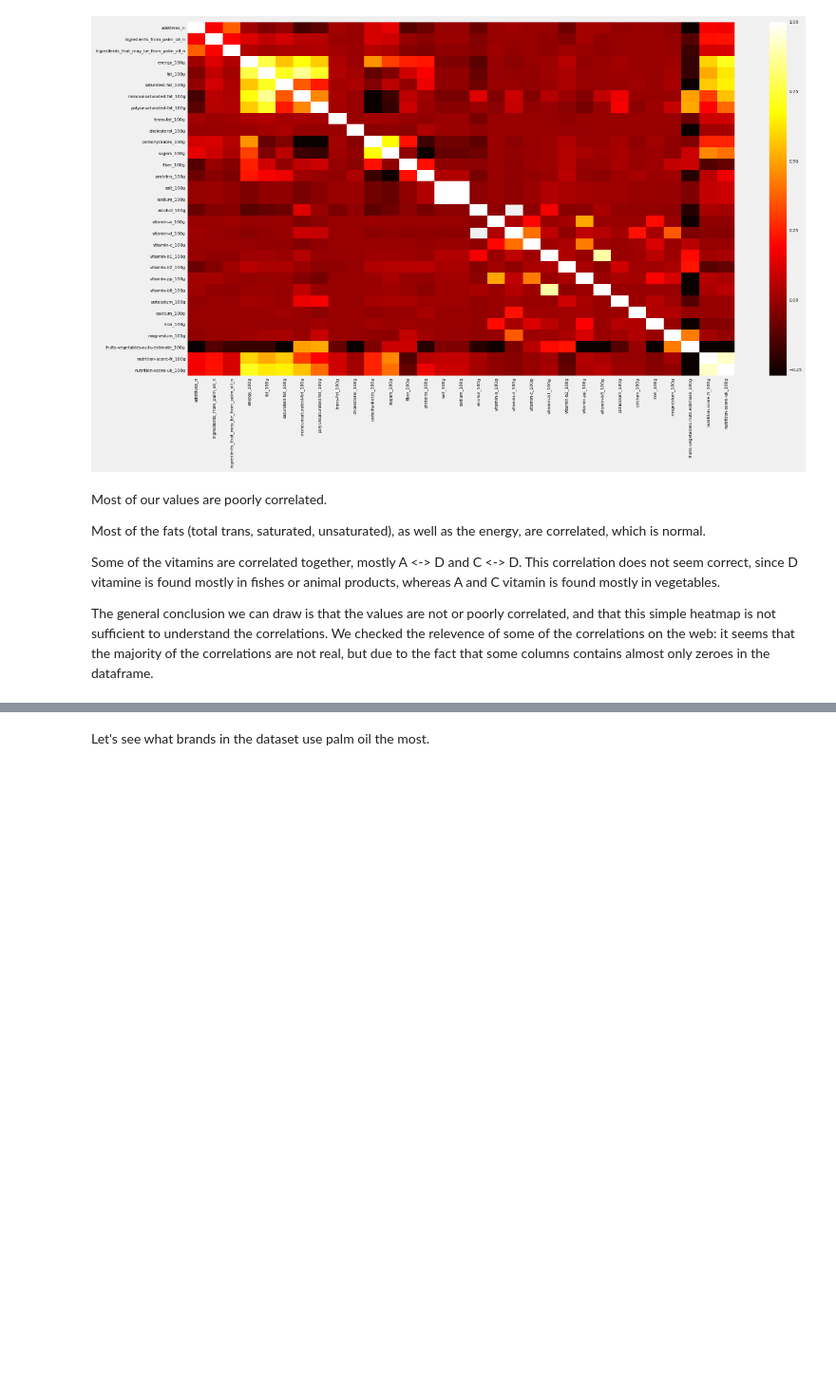
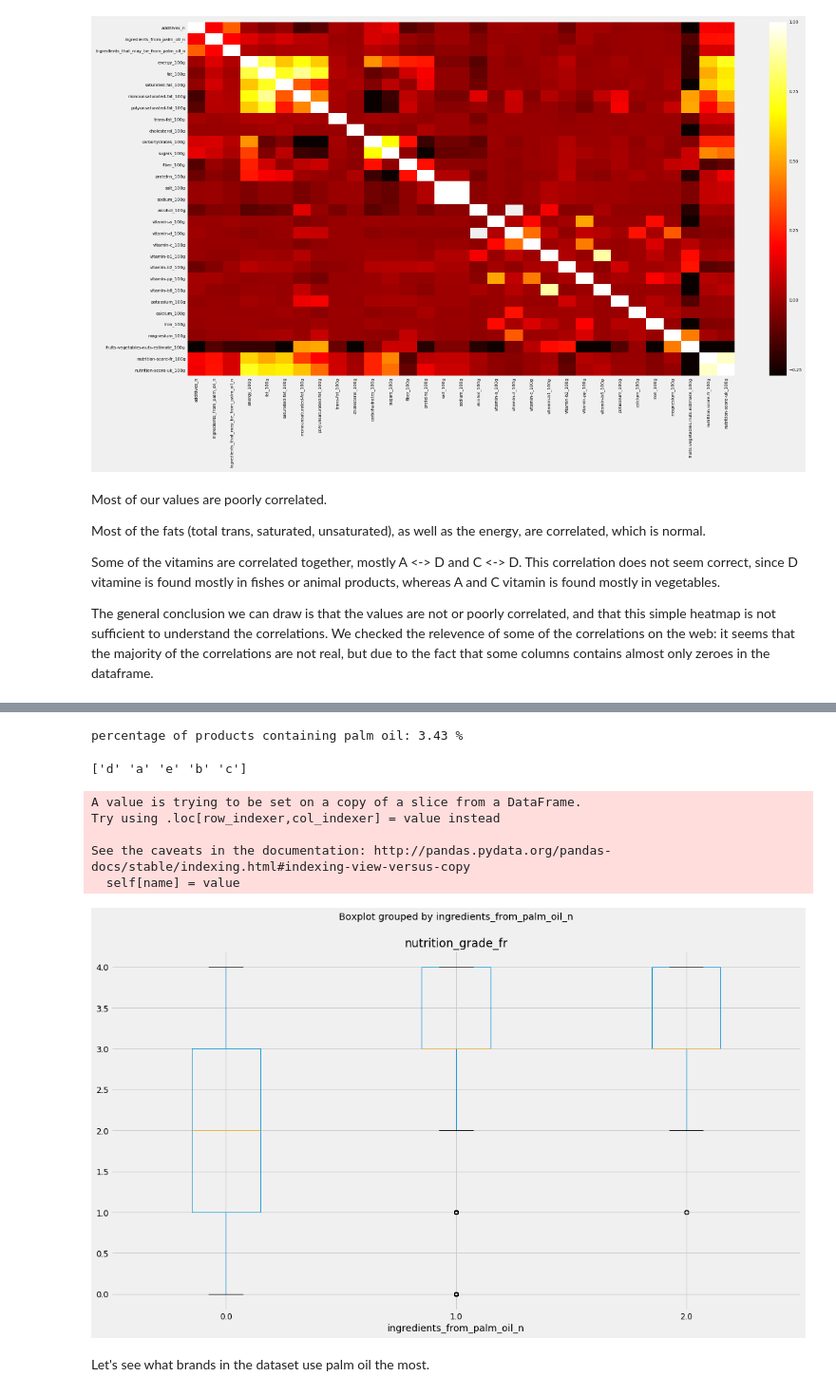
Before and after one commit to lbasseto/meyran-open-food-facts, a Jupyter notebook: Data PreProcessing.ipynb, the cells around one changed output, grey strips where cells are left out. Shown at 95% size. Saved outputs shown, nothing was run; the diff lists cells and outputs as text; code cells hidden in the pictures; blank space fills up the shorter version.

```diff
--- a/Data PreProcessing.ipynb
+++ b/Data PreProcessing.ipynb
@@ -631,6 +634,31 @@ def percentage_of_palm_based_products(column_name, threshold):
                 values_dict['percentages_of_palm_based_products'].append(percentage)
                 values_dict[column_name].append(name)
     return pd.DataFrame.from_dict(values_dict).set_index(column_name)
+# %%
+number_of_products_with_palm_oil_data = len(df.ingredients_from_palm_oil_n.dropna())
+number_of_products_with_palm_oil_based_ingredients = df.ingredients_from_palm_oil_n.dropna().astype(bool).sum()
+percentage_of_products_containing_palm_oil = 100 * number_of_products_with_palm_oil_based_ingredients / number_of_products_with_palm_oil_data
+
+print('percentage of products containing palm oil:', round(percentage_of_products_containing_palm_oil,2), '%')
+# %% [output]
+percentage of products containing palm oil: 3.43 %
+# %%
+def grade_to_score(x):
+    return ord(x) - ord('a')
+
+nutrition_grade_fr_df = df.dropna(subset=['nutrition_grade_fr'])
+print(nutrition_grade_fr_df.nutrition_grade_fr.unique())
+nutrition_grade_fr_df.nutrition_grade_fr = nutrition_grade_fr_df.nutrition_grade_fr.apply(grade_to_score)
+nutrition_grade_fr_df.boxplot(column='nutrition_grade_fr', by='ingredients_from_palm_oil_n')
+plt.savefig('nutrition_grade_palm_oil.png', transparent=True)
+# %% [output]
+['d' 'a' 'e' 'b' 'c']
+A value is trying to be set on a copy of a slice from a DataFrame.
+Try using .loc[row_indexer,col_indexer] = value instead
+
+See the caveats in the documentation: http://pandas.pydata.org/pandas-docs/stable/indexing.html#indexing-view-versus-copy
+  self[name] = value
+[figure, added]
 # %% [markdown]
 Let's see what brands in the dataset use palm oil the most.
 # %%
```
Also changed, not shown: parts of 24 cells of this notebook, 8 other files.
